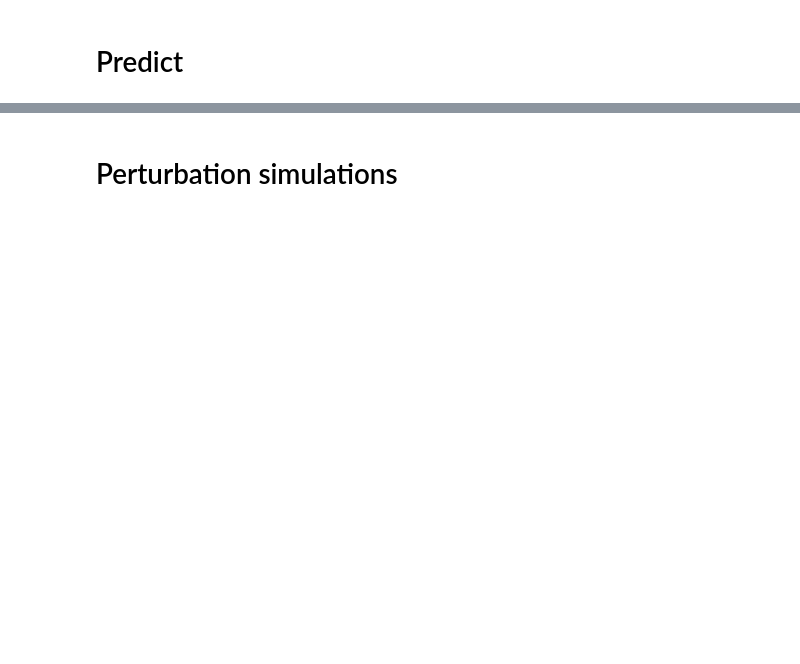
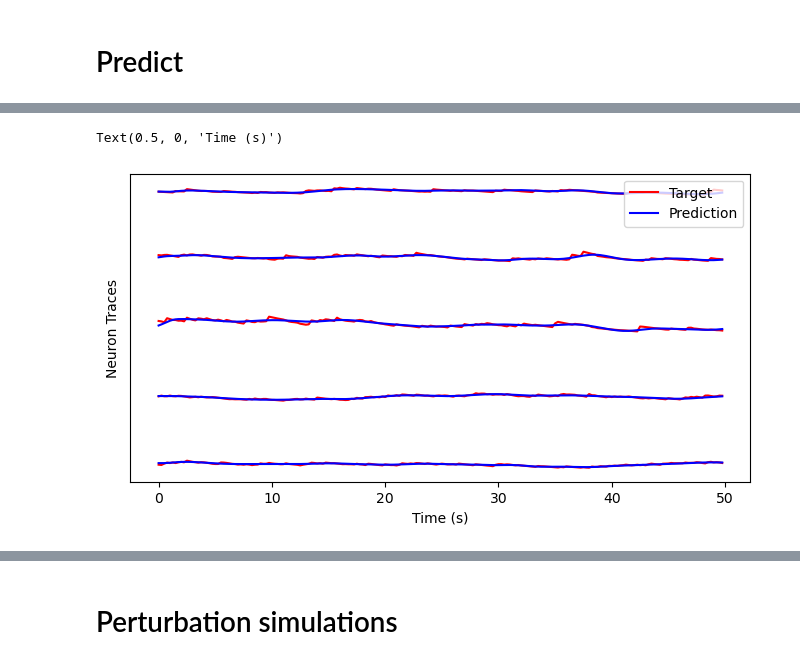
Before and after one commit to dmnburrows/multiscale_dev_dynamics, a Jupyter notebook: FORCE_model.ipynb, the cells around one changed output, grey strips where cells are left out. Saved outputs shown, nothing was run; the diff lists cells and outputs as text; code cells hidden in the pictures; blank space fills up the shorter version.

```diff
--- a/FORCE_model.ipynb
+++ b/FORCE_model.ipynb
@@ -261,0 +214,23 @@ Text(0, 0.5, 'PC2')
+# %%
+#WRITE AS FUNCTION - save target!!!
+
+#Define PARS
+target_transposed = np.transpose(target).astype(np.float32) # convert to shape (timestep, number of neurons)
+u = 1 # number of inputs, by default the forward pass does not use inputs so this is a stand-in
+n = target_transposed.shape[1] # number of neurons
+tau = 1.5 # neuron time constant
+dt = 0.25 # time step
+alpha = 1 # gain on P matrix at initialization
+m = n # output dim equals the number of recurrent neurons
+g = 1.25 # gain parameter controlling network chaos
+p_recurr = 0.5 # (1 - p_recurr) of recurrent weights are randomly set to 0 and not trained
+max_epoch = 100
+
+structural_connectivity = np.ones((n, n)) # region connectivity matrix; set to all 1's since only looking at one subsection of the brain
+noise_param = (0, 0.001) # mean and std of white noise injected to the forward pass
+
+x_t = np.zeros((target_transposed.shape[0], u)).astype(np.float32) # stand-in input
+# %%
+rw, iw, states, dyn = FORCE_NFESN_learn(x_t, target_transposed, units=n, activation='tanh', dt=dt,
+                                        tau=tau, p_recurr=p_recurr, structural_connectivity=structural_connectivity
+                                        , noise_param=noise_param, alpha=alpha, max_epoch = 100)
@@ -261,0 +294,16 @@ Text(0, 0.5, 'PC2')
+# %%
+prediction = dyn
+fig, ax = plt.subplots(1,1, figsize = (8,4))
+num_plot = np.arange(5)
+
+for idx, i in enumerate(num_plot):
+  ax.plot(np.arange(0, x_t.shape[0]) * dt, target_transposed[:,i] + 10 * idx, color='r')
+  ax.plot(np.arange(0, x_t.shape[0]) * dt, prediction[:,i] + 10 * idx, color='b')
+  if i == num_plot[-1]:
+    ax.legend(['Target', 'Prediction'])
+ax.set_yticks([])
+ax.set_ylabel('Neuron Traces')
+ax.set_xlabel('Time (s)')
+# %% [output]
+Text(0.5, 0, 'Time (s)')
+[figure, added]
```
Also changed, not shown: parts of 59 cells of this notebook, 1 other file.
